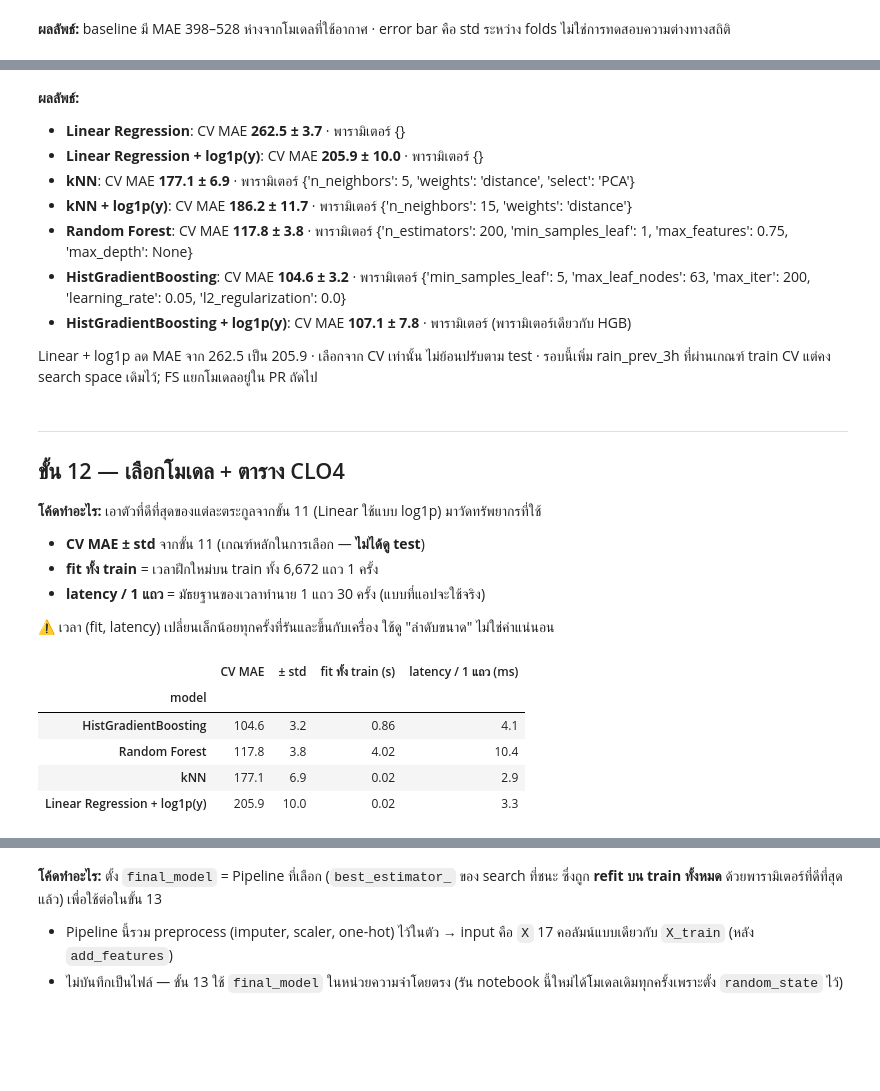
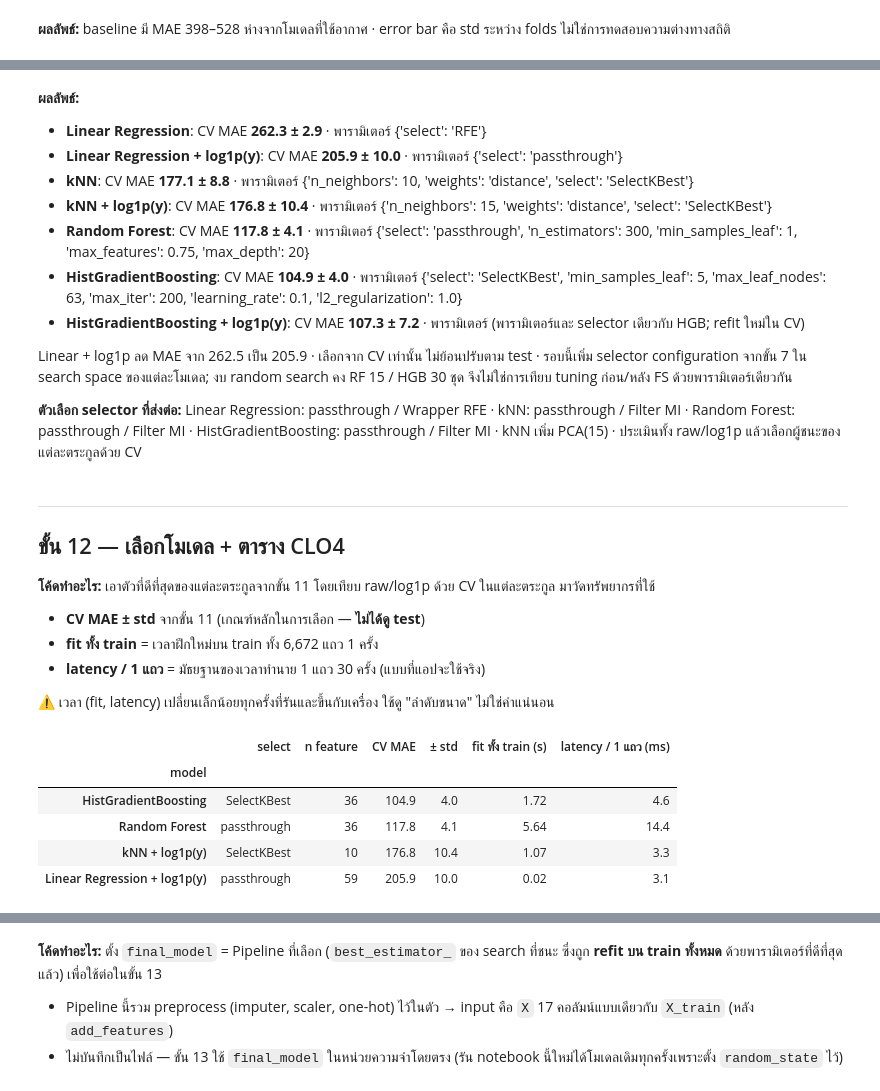
Before and after one commit to Sh080205/seoul-bike-demand, a Jupyter notebook: notebooks/02_modeling.ipynb, the cells around one changed output, grey strips where cells are left out. Saved outputs shown, nothing was run; the diff lists cells and outputs as text; code cells hidden in the pictures; blank space fills up the shorter version.

Commit message:
feat: compare feature selection per model

```diff
--- a/notebooks/02_modeling.ipynb
+++ b/notebooks/02_modeling.ipynb
@@ -1162,29 +1307,31 @@ def log_target(pipe):
 def rsearch(pipe, dist, n_iter):
     # RandomizedSearchCV: สุ่มลอง n_iter ชุดจาก grid ใหญ่ — ถูกกว่าลองทุกชุด (GridSearch) มากเมื่อพารามิเตอร์เยอะ
     rs = RandomizedSearchCV(pipe, dist, n_iter=n_iter, cv=cv, scoring="neg_mean_absolute_error",
-                            n_jobs=-1, random_state=config.RANDOM_STATE)
+                            n_jobs=-1, random_state=config.RANDOM_STATE, error_score="raise")
     return rs.fit(X_train, y_train, groups=groups_train)
 
 
 searches = {}
 t0 = time.time()
-# Linear: ไม่มีไฮเปอร์พารามิเตอร์ → ลองแค่ "แปลง y ด้วย log1p หรือไม่"
-searches["Linear Regression"] = grid(make_pipeline(LinearRegression(), hour="onehot"), {"model__fit_intercept": [True]})
+# Linear: ลอง selector จากขั้น 7 และการแปลง y ด้วย log1p โดยเลือกจาก CV
+searches["Linear Regression"] = grid(make_pipeline(LinearRegression(), hour="onehot"), {"model__fit_intercept": [True], "select": FS_CHOICES["Linear Regression"]})
 searches["Linear Regression + log1p(y)"] = grid(log_target(make_pipeline(LinearRegression(), hour="onehot")),
-                                                 {"regressor__model__fit_intercept": [True]})
+                                                 {"regressor__model__fit_intercept": [True], "regressor__select": FS_CHOICES["Linear Regression"]})
 # kNN: จำนวนเพื่อนบ้าน, การถ่วงน้ำหนัก, PCA (ขั้น 8), log1p(y)
 searches["kNN"] = grid(make_pipeline(KNeighborsRegressor(), hour="cyclic"), {
     "model__n_neighbors": [3, 5, 7, 10, 15, 20, 30],
     "model__weights": ["uniform", "distance"],       # distance = เพื่อนบ้านที่ใกล้กว่ามีน้ำหนักมากกว่า
-    "select": ["passthrough", PCA(n_components=15, random_state=config.RANDOM_STATE)],
+    "select": FS_CHOICES["kNN"] + [PCA(n_components=15, random_state=config.RANDOM_STATE)],
 })
 searches["kNN + log1p(y)"] = grid(log_target(make_pipeline(KNeighborsRegressor(), hour="cyclic")), {
     "regressor__model__n_neighbors": [5, 10, 15, 20, 30],
     "regressor__model__weights": ["uniform", "distance"],
+    "regressor__select": FS_CHOICES["kNN"],
 })
 # Random Forest — min_samples_leaf / max_depth คุมความลึกของต้นไม้ (ลด overfit) · max_features สุ่ม feature ต่อการแบ่ง
 searches["Random Forest"] = rsearch(
     make_pipeline(RandomForestRegressor(n_jobs=1, random_state=config.RANDOM_STATE), hour="raw"), {
+        "select": FS_CHOICES["Random Forest"],
         "model__n_estimators": [200, 300],
         "model__min_samples_leaf": [1, 2, 5, 10],
         "model__max_features": [0.33, 0.5, 0.75, 1.0],
@@ -1193,6 +1340,7 @@ searches["Random Forest"] = rsearch(
 # HistGradientBoosting — learning_rate ต่ำ + max_iter มาก = เรียนช้าแต่ละเอียด · max_leaf_nodes = ขนาดต้นไม้ · l2 = regularization
 searches["HistGradientBoosting"] = rsearch(
     make_pipeline(HistGradientBoostingRegressor(random_state=config.RANDOM_STATE), hour="raw"), {
+        "select": FS_CHOICES["HistGradientBoosting"],
         "model__learning_rate": [0.02, 0.03, 0.05, 0.1, 0.2],
         "model__max_iter": [200, 400, 800],
         "model__max_leaf_nodes": [15, 31, 63, 127],
@@ -1201,7 +1349,8 @@ searches["HistGradientBoosting"] = rsearch(
     }, n_iter=30)
 # tree + log1p(y): ใช้พารามิเตอร์ที่ดีที่สุดของ HGB แล้วเปลี่ยนแค่การแปลง y
 from sklearn.base import clone
-hgb_log = cv_report(log_target(clone(searches["HistGradientBoosting"].best_estimator_)), "HistGradientBoosting + log1p(y)")
+searches["HistGradientBoosting + log1p(y)"] = grid(
+    log_target(clone(searches["HistGradientBoosting"].best_estimator_)), {})
 print(f"เวลาทั้งหมด {time.time() - t0:.0f} วินาที")
 
 # สรุปผล tuning: CV MAE ของพารามิเตอร์ที่ดีที่สุด เทียบกับค่า default จากขั้น 10
@@ -1213,6 +1362,6 @@ tuned = pd.DataFrame([{
                     if not k.endswith("fit_intercept")},
 } for name, s in searches.items()]).set_index("model")
 tuned["ก่อน tune"] = [compare["MAE"].get(n.replace(" + log1p(y)", ""), np.nan) if "log1p" not in n else np.nan for n in tuned.index]
-tuned.loc["HistGradientBoosting + log1p(y)"] = [hgb_log["MAE"], hgb_log["MAE_std"], "(พารามิเตอร์เดียวกับ HGB)", np.nan]
+tuned.loc["HistGradientBoosting + log1p(y)", "best params"] = "(พารามิเตอร์และ selector เดียวกับ HGB; refit ใหม่ใน CV)"
 print(tuned.round(1).to_string())
 # %% [output]
@@ -1229,19 +1378,21 @@ HistGradientBoosting + log1p(y)   107.1      7.8
 # %% [markdown]
 **ผลลัพธ์:**
-- **Linear Regression**: CV MAE **262.5 ± 3.7** · พารามิเตอร์ {}
-- **Linear Regression + log1p(y)**: CV MAE **205.9 ± 10.0** · พารามิเตอร์ {}
-- **kNN**: CV MAE **177.1 ± 6.9** · พารามิเตอร์ {'n_neighbors': 5, 'weights': 'distance', 'select': 'PCA'}
-- **kNN + log1p(y)**: CV MAE **186.2 ± 11.7** · พารามิเตอร์ {'n_neighbors': 15, 'weights': 'distance'}
-- **Random Forest**: CV MAE **117.8 ± 3.8** · พารามิเตอร์ {'n_estimators': 200, 'min_samples_leaf': 1, 'max_features': 0.75, 'max_depth': None}
-- **HistGradientBoosting**: CV MAE **104.6 ± 3.2** · พารามิเตอร์ {'min_samples_leaf': 5, 'max_leaf_nodes': 63, 'max_iter': 200, 'learning_rate': 0.05, 'l2_regularization': 0.0}
-- **HistGradientBoosting + log1p(y)**: CV MAE **107.1 ± 7.8** · พารามิเตอร์ (พารามิเตอร์เดียวกับ HGB)
+- **Linear Regression**: CV MAE **262.3 ± 2.9** · พารามิเตอร์ {'select': 'RFE'}
+- **Linear Regression + log1p(y)**: CV MAE **205.9 ± 10.0** · พารามิเตอร์ {'select': 'passthrough'}
+- **kNN**: CV MAE **177.1 ± 8.8** · พารามิเตอร์ {'n_neighbors': 10, 'weights': 'distance', 'select': 'SelectKBest'}
+- **kNN + log1p(y)**: CV MAE **176.8 ± 10.4** · พารามิเตอร์ {'n_neighbors': 15, 'weights': 'distance', 'select': 'SelectKBest'}
+- **Random Forest**: CV MAE **117.8 ± 4.1** · พารามิเตอร์ {'select': 'passthrough', 'n_estimators': 300, 'min_samples_leaf': 1, 'max_features': 0.75, 'max_depth': 20}
+- **HistGradientBoosting**: CV MAE **104.9 ± 4.0** · พารามิเตอร์ {'select': 'SelectKBest', 'min_samples_leaf': 5, 'max_leaf_nodes': 63, 'max_iter': 200, 'learning_rate': 0.1, 'l2_regularization': 1.0}
+- **HistGradientBoosting + log1p(y)**: CV MAE **107.3 ± 7.2** · พารามิเตอร์ (พารามิเตอร์และ selector เดียวกับ HGB; refit ใหม่ใน CV)
 
-Linear + log1p ลด MAE จาก 262.5 เป็น 205.9 · เลือกจาก CV เท่านั้น ไม่ย้อนปรับตาม test · รอบนี้เพิ่ม rain_prev_3h ที่ผ่านเกณฑ์ train CV แต่คง search space เดิมไว้; FS แยกโมเดลอยู่ใน PR ถัดไป
+Linear + log1p ลด MAE จาก 262.5 เป็น 205.9 · เลือกจาก CV เท่านั้น ไม่ย้อนปรับตาม test · รอบนี้เพิ่ม selector configuration จากขั้น 7 ใน search space ของแต่ละโมเดล; งบ random search คง RF 15 / HGB 30 ชุด จึงไม่ใช่การเทียบ tuning ก่อน/หลัง FS ด้วยพารามิเตอร์เดียวกัน
+
+**ตัวเลือก selector ที่ส่งต่อ:** Linear Regression: passthrough / Wrapper RFE · kNN: passthrough / Filter MI · Random Forest: passthrough / Filter MI · HistGradientBoosting: passthrough / Filter MI · kNN เพิ่ม PCA(15) · ประเมินทั้ง raw/log1p แล้วเลือกผู้ชนะของแต่ละตระกูลด้วย CV
 # %% [markdown]
 ---
 ## ขั้น 12 — เลือกโมเดล + ตาราง CLO4
 
-**โค้ดทำอะไร:** เอาตัวที่ดีที่สุดของแต่ละตระกูลจากขั้น 11 (Linear ใช้แบบ log1p) มาวัดทรัพยากรที่ใช้
+**โค้ดทำอะไร:** เอาตัวที่ดีที่สุดของแต่ละตระกูลจากขั้น 11 โดยเทียบ raw/log1p ด้วย CV ในแต่ละตระกูล มาวัดทรัพยากรที่ใช้
 - **CV MAE ± std** จากขั้น 11 (เกณฑ์หลักในการเลือก — **ไม่ได้ดู test**)
 - **fit ทั้ง train** = เวลาฝึกใหม่บน train ทั้ง 6,672 แถว 1 ครั้ง
 - **latency / 1 แถว** = มัธยฐานของเวลาทำนาย 1 แถว 30 ครั้ง (แบบที่แอปจะใช้จริง)
@@ -1249,37 +1400,54 @@ Linear + log1p ลด MAE จาก 262.5 เป็น 205.9 · เลือก
 ⚠️ เวลา (fit, latency) เปลี่ยนเล็กน้อยทุกครั้งที่รันและขึ้นกับเครื่อง ใช้ดู "ลำดับขนาด" ไม่ใช่ค่าแน่นอน
 # %%
 # ขั้น 12 — เลือกโมเดลสุดท้าย: เทียบตัวที่ดีที่สุดของแต่ละตระกูลทั้งความแม่น (CV MAE, เกณฑ์หลัก) และทรัพยากร (ตาราง CLO4)
-FINALISTS = {   # ตัวที่ดีที่สุดของแต่ละตระกูลจากขั้น 11 (best_estimator_ ถูก refit บน train ทั้งหมดแล้ว)
-    "Linear Regression + log1p(y)": searches["Linear Regression + log1p(y)"],
-    "kNN": searches["kNN"],
-    "Random Forest": searches["Random Forest"],
-    "HistGradientBoosting": searches["HistGradientBoosting"],
+FAMILY_SEARCHES = {
+    "Linear": ["Linear Regression", "Linear Regression + log1p(y)"],
+    "kNN": ["kNN", "kNN + log1p(y)"],
+    "RF": ["Random Forest"],
+    "HGB": ["HistGradientBoosting", "HistGradientBoosting + log1p(y)"],
 }
+FINALISTS = {}
+for family, names in FAMILY_SEARCHES.items():
+    name = max(names, key=lambda n: searches[n].best_score_)  # negative MAE: มากกว่า = คลาดน้อยกว่า
+    FINALISTS[name] = searches[name]
+
+def fitted_selection_info(est):
+    # รองรับ Pipeline ที่อยู่ใน TransformedTargetRegressor ด้วย; ใช้ refit train เพื่อรายงานเท่านั้น
+    pipe = getattr(est, "regressor_", est)
+    selector = pipe.named_steps["select"]
+    names = pipe.named_steps["pre"].get_feature_names_out()
+    if isinstance(selector, str):
+        return "passthrough", len(names)
+    if isinstance(selector, PCA):
+        return f"PCA({selector.n_components_})", int(selector.n_components_)
+    return type(selector).__name__, int(selector.get_support().sum())
+
 one_row = X_train.iloc[[0]]          # ทำนายทีละ 1 แถว แบบที่แอปใช้งานจริง
 rows = []
 for name, s in FINALISTS.items():
     est = s.best_estimator_
+    selection_name, selected_n = fitted_selection_info(est)
     t0 = time.perf_counter()
     clone(est).fit(X_train, y_train)          # clone = สำเนาที่ยังไม่ fit → วัดเวลาฝึกใหม่โดยไม่ทับโมเดลเดิม
     fit_s = time.perf_counter() - t0
     lat = []
     for _ in range(30):
         t0 = time.perf_counter()
         est.predict(one_row)
         lat.append(time.perf_counter() - t0)
     rows.append({
-        "model": name,
+        "model": name, "select": selection_name, "n feature": selected_n,
         "CV MAE": -s.best_score_, "± std": s.cv_results_["std_test_score"][s.best_index_],
         "fit ทั้ง train (s)": fit_s, "latency / 1 แถว (ms)": 1000 * np.median(lat),   # มัธยฐาน 30 ครั้ง ลดผลของรอบที่สะดุด
     })
 clo4 = pd.DataFrame(rows).set_index("model").sort_values("CV MAE")   # เรียงตาม CV MAE → แถวแรกคือตัวที่เลือก
 clo4.round({"CV MAE": 1, "± std": 1, "fit ทั้ง train (s)": 2, "latency / 1 แถว (ms)": 1})
 # %% [output]
-|  | CV MAE | ± std | fit ทั้ง train (s) | latency / 1 แถว (ms) |
-| model |  |  |  |  |
-| HistGradientBoosting | 104.6 | 3.2 | 0.86 | 4.1 |
-| Random Forest | 117.8 | 3.8 | 4.02 | 10.4 |
-| kNN | 177.1 | 6.9 | 0.02 | 2.9 |
-| Linear Regression + log1p(y) | 205.9 | 10.0 | 0.02 | 3.3 |
+|  | select | n feature | CV MAE | ± std | fit ทั้ง train (s) | latency / 1 แถว (ms) |
+| model |  |  |  |  |  |  |
+| HistGradientBoosting | SelectKBest | 36 | 104.9 | 4.0 | 1.72 | 4.6 |
+| Random Forest | passthrough | 36 | 117.8 | 4.1 | 5.64 | 14.4 |
+| kNN + log1p(y) | SelectKBest | 10 | 176.8 | 10.4 | 1.07 | 3.3 |
+| Linear Regression + log1p(y) | passthrough | 59 | 205.9 | 10.0 | 0.02 | 3.1 |
 # %% [markdown]
 **ผลลัพธ์และตัดสินใจ:**
```
Also changed, not shown: parts of 36 cells of this notebook, 2 other files.
